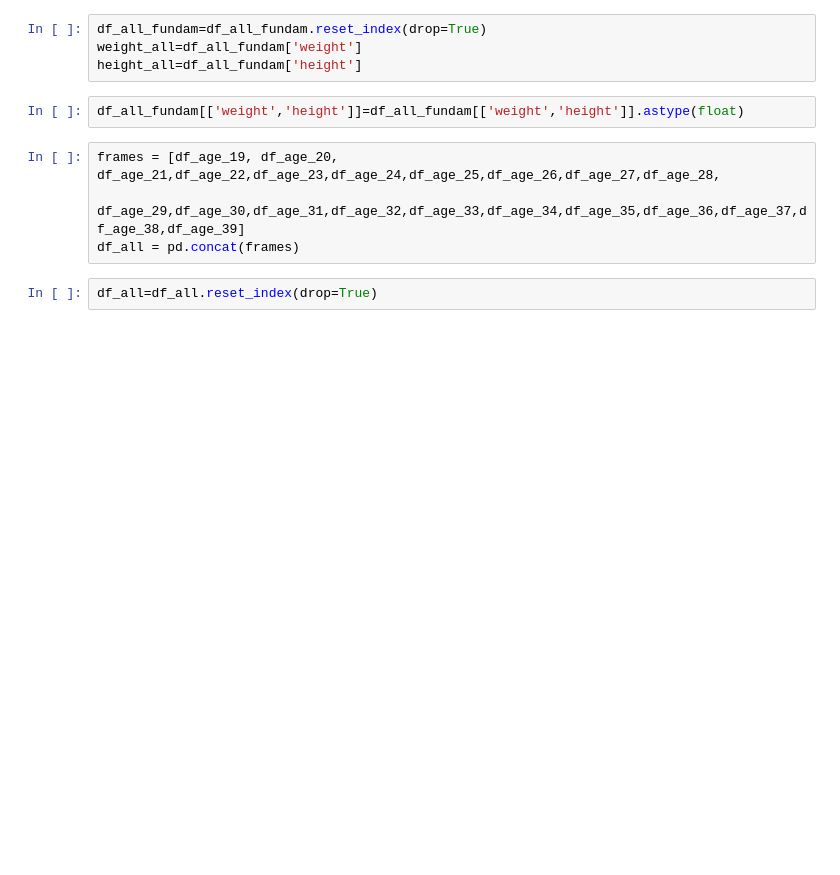
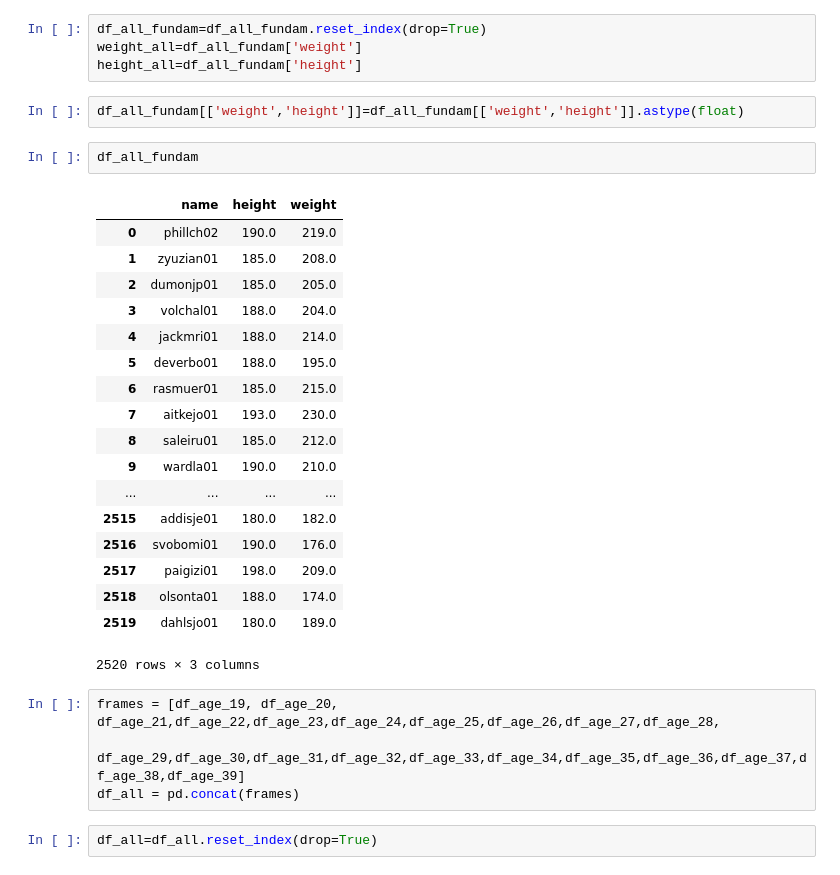
Before and after one commit to takehiromatsuzawa/Thesis, a Jupyter notebook: Thesis/Lasso_Ridge_OLR.ipynb, the cells around one changed output. Cells and saved outputs as stored; diff of their text form; blank space fills up the shorter version.

```diff
--- a/Thesis/Model/Lasso_Ridge_OLR.ipynb
+++ b/Thesis/Lasso_Ridge_OLR.ipynb
@@ -311,6 +332,27 @@ weight_all=df_all_fundam['weight']
 height_all=df_all_fundam['height']
 # %%
 df_all_fundam[['weight','height']]=df_all_fundam[['weight','height']].astype(float)
+# %%
+df_all_fundam
+# %% [output]
+|  | name | height | weight |
+| 0 | phillch02 | 190.0 | 219.0 |
+| 1 | zyuzian01 | 185.0 | 208.0 |
+| 2 | dumonjp01 | 185.0 | 205.0 |
+| 3 | volchal01 | 188.0 | 204.0 |
+| 4 | jackmri01 | 188.0 | 214.0 |
+| 5 | deverbo01 | 188.0 | 195.0 |
+| 6 | rasmuer01 | 185.0 | 215.0 |
+| 7 | aitkejo01 | 193.0 | 230.0 |
+| 8 | saleiru01 | 185.0 | 212.0 |
+| 9 | wardla01 | 190.0 | 210.0 |
+| ... | ... | ... | ... |
+| 2515 | addisje01 | 180.0 | 182.0 |
+| 2516 | svobomi01 | 190.0 | 176.0 |
+| 2517 | paigizi01 | 198.0 | 209.0 |
+| 2518 | olsonta01 | 188.0 | 174.0 |
+| 2519 | dahlsjo01 | 180.0 | 189.0 |
+2520 rows × 3 columns
 # %%
 frames = [df_age_19, df_age_20, df_age_21,df_age_22,df_age_23,df_age_24,df_age_25,df_age_26,df_age_27,df_age_28,
          df_age_29,df_age_30,df_age_31,df_age_32,df_age_33,df_age_34,df_age_35,df_age_36,df_age_37,df_age_38,df_age_39]
```
Also changed, not shown: parts of 12 cells of this notebook, 51 other files.
